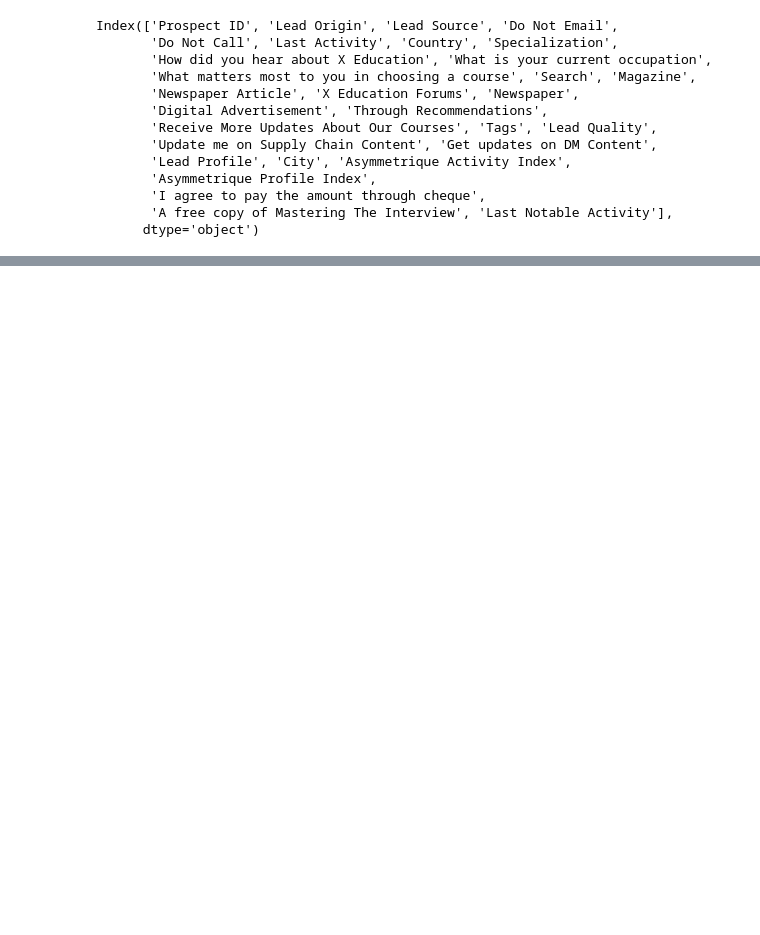
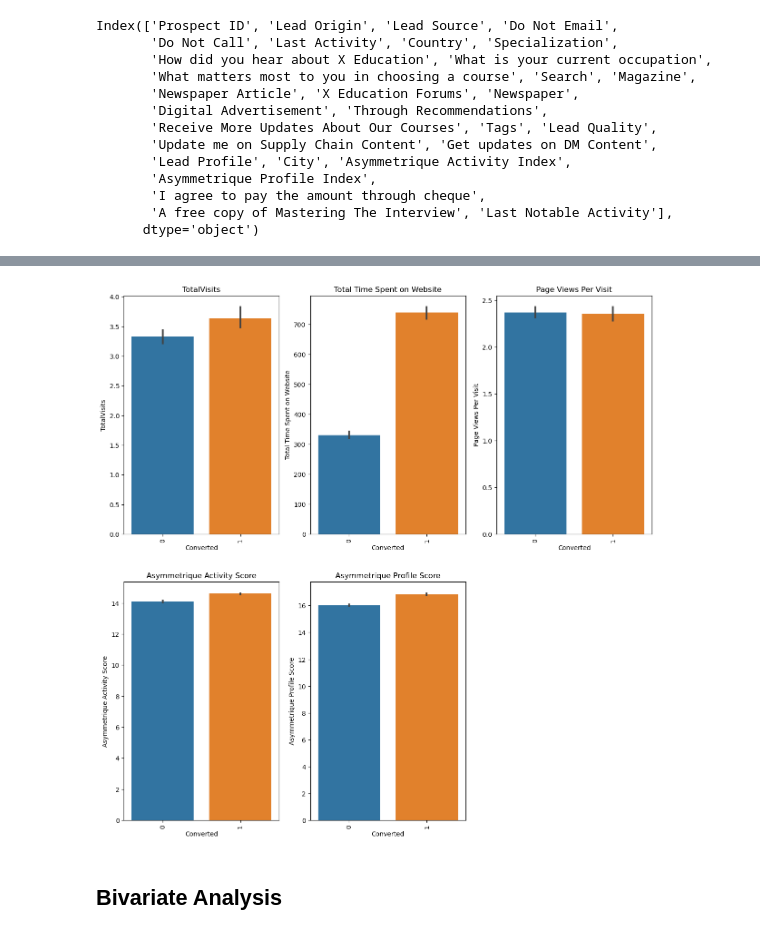
Before and after one commit to artik-gupta/Lead-Score-Case-study-assignment, a Jupyter notebook: LR model.ipynb, the cells around one changed output, grey strips where cells are left out. Drawn from its saved outputs; the diff is of its cells as text; code cells hidden in the pictures; blank space fills up the shorter version.

```diff
--- a/LR model.ipynb
+++ b/LR model.ipynb
@@ -100,0 +109,15 @@ len(obj_col[:5])
+# %%
+obj_col = ['TotalVisits','Total Time Spent on Website', 'Page Views Per Visit',
+       'Asymmetrique Activity Score', 'Asymmetrique Profile Score']
+# %%
+plt.figure(figsize= (15,15))
+for i in range(len(obj_col[:30])):
+    plt.subplot(2,3,i+1)
+    sns.barplot(y = data[obj_col[i]], x = data.Converted, estimator = 'mean')
+    plt.title(obj_col[i])
+    plt.xticks(rotation = 90)
+plt.show()
+# %% [output]
+[figure, added]
+# %% [markdown]
+## Bivariate Analysis
```
Also changed, not shown: parts of 5 cells of this notebook.
